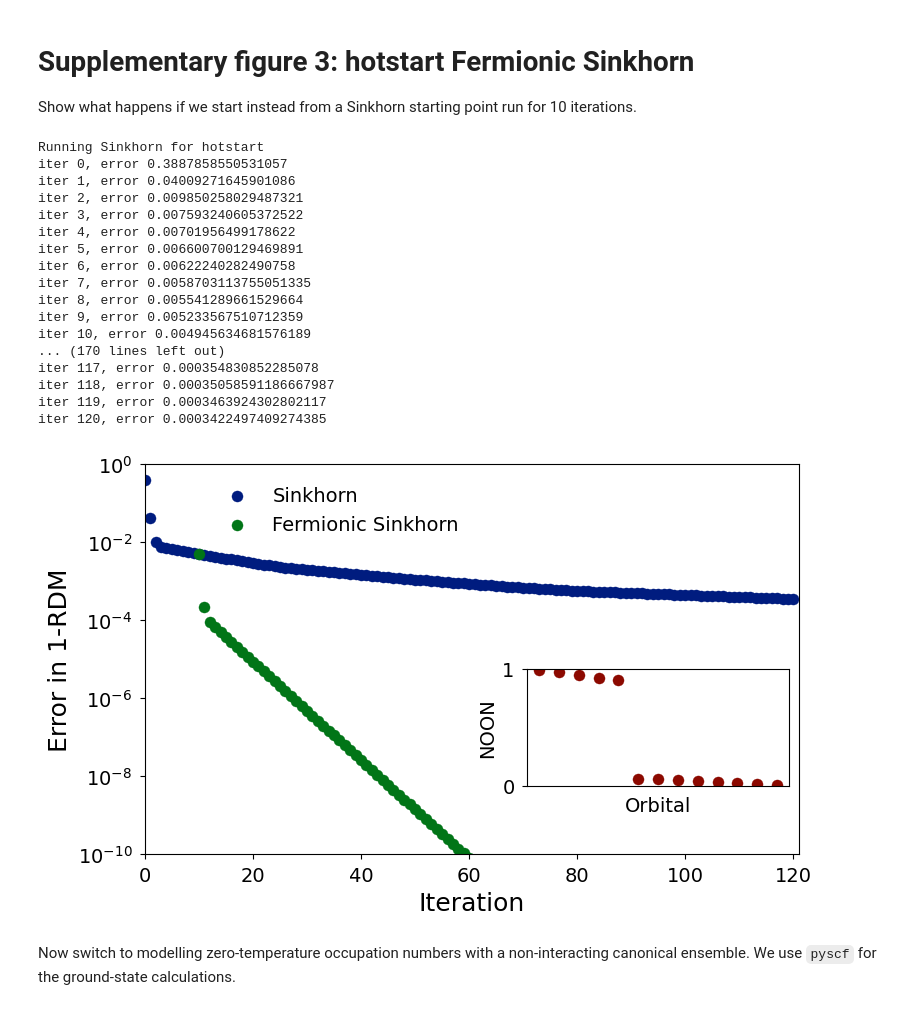
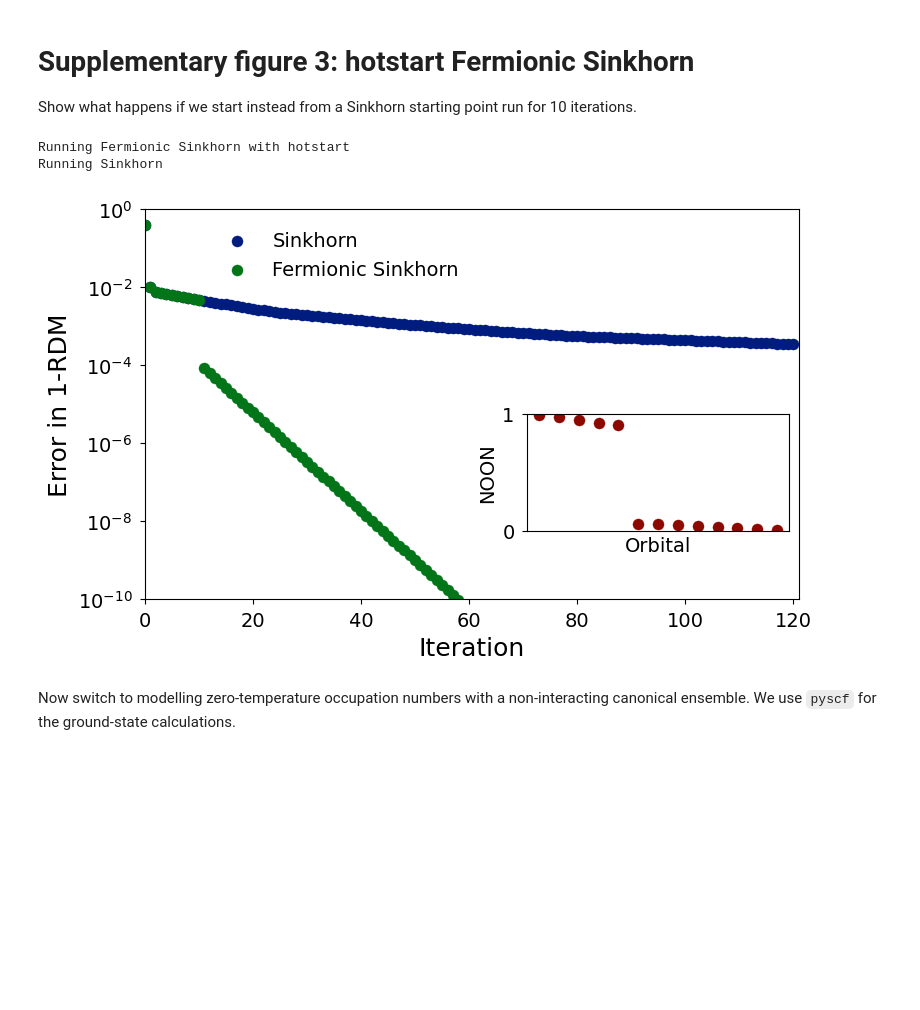
Before and after one commit to DerkKooi/bfsinkhorn, a Jupyter notebook: figures/fermion.ipynb, the cells around one changed output. Drawn from its saved outputs; the diff is of its cells as text; code cells hidden in the pictures; blank space fills up the shorter version.

```diff
--- a/figures/fermion.ipynb
+++ b/figures/fermion.ipynb
@@ -140,59 +125,44 @@ plt.show()
 
 Show what happens if we start instead from a Sinkhorn starting point run for 10 iterations.
 # %%
-max_iters = 120
+solver = Sinkhorn(N, hotstart=10)
+solver_old = Sinkhorn(N, old=True)
+n_iters = 120
 
-print('Running Sinkhorn for hotstart')
-result_start = sinkhorn(n, N, old=True, max_iters=pre_iters)
-print('Running Fermionic Sinkhorn')
-result = sinkhorn(n, N, eps=result_start['eps'], max_iters=max_iters-pre_iters)
+print('Running Fermionic Sinkhorn with hotstart')
+result = solver.run_sinkhorn_fixed_iters(n, n_iters=n_iters)
 print('Running Sinkhorn')
-result_old = sinkhorn(n, N, old=True, max_iters=max_iters)
+result_old = solver_old.run_sinkhorn_fixed_iters(n, n_iters=n_iters)
 
 
 fig = plt.figure(figsize=(2.5*single_column, 2*single_column*3/4))
 
 plt.yscale('log')
-plt.scatter(np.arange(len(result_old['errors'])), result_old['errors'], label='Sinkhorn')
-plt.scatter(np.arange(len(result['errors']))+pre_iters, result['errors'], label='Fermionic Sinkhorn')
+plt.scatter(np.arange(len(result_old['n_error'])), result_old['n_error'], label='Sinkhorn')
+plt.scatter(np.arange(len(result['n_error'])), result['n_error'], label='Fermionic Sinkhorn')
 plt.legend(loc=(0.1, 0.8), framealpha=0)
 plt.xlabel('Iteration')
 plt.ylabel('Error in 1-RDM')
 plt.ylim(10**-10, 1)
-plt.xlim(0, max_iters+1)
+plt.xlim(0, n_iters+1)
 ax = fig.get_axes()[0]
 axins = inset_axes(ax, width="40%", height="30%", loc=3, bbox_to_anchor=(0.57,0.15,1,1), bbox_transform=ax.transAxes)
 plt.scatter(np.arange(norb)+1, n, color='C2')
 plt.xlabel('Orbital', fontsize=SMALL_SIZE)
 plt.ylabel('NOON', fontsize=SMALL_SIZE)
 plt.xticks([])
 plt.yticks([0, 1])
 plt.ylim(0, 1)
 if save:
     plt.savefig('Sfig3_fermion_convergence_hotstart.pdf',
                 bbox_inches='tight',
                 transparent=True,
                 pad_inches=0.1)
 plt.show()
 # %% [output]
-Running Sinkhorn for hotstart
-iter 0, error 0.3887858550531057
-iter 1, error 0.04009271645901086
-iter 2, error 0.009850258029487321
-iter 3, error 0.007593240605372522
-iter 4, error 0.00701956499178622
-iter 5, error 0.006600700129469891
-iter 6, error 0.00622240282490758
-iter 7, error 0.0058703113755051335
-iter 8, error 0.005541289661529664
-iter 9, error 0.005233567510712359
-iter 10, error 0.004945634681576189
-... (170 lines left out)
-iter 117, error 0.000354830852285078
-iter 118, error 0.00035058591186667987
-iter 119, error 0.0003463924302802117
-iter 120, error 0.0003422497409274385
+Running Fermionic Sinkhorn with hotstart
+Running Sinkhorn
-[figure, old version]
+[figure, new version]
 # %% [markdown]
 Now switch to modelling zero-temperature occupation numbers with a non-interacting canonical ensemble. We use `pyscf` for the ground-state calculations.
 # %%
```
Also changed, not shown: parts of 6 cells of this notebook, 1 other file.
